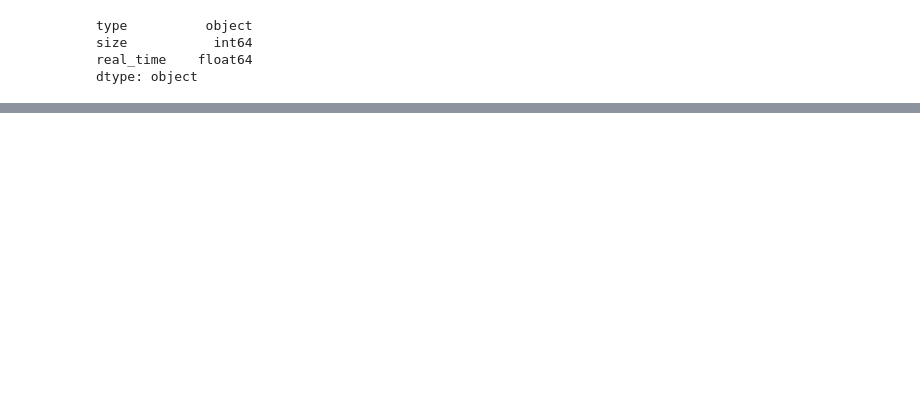
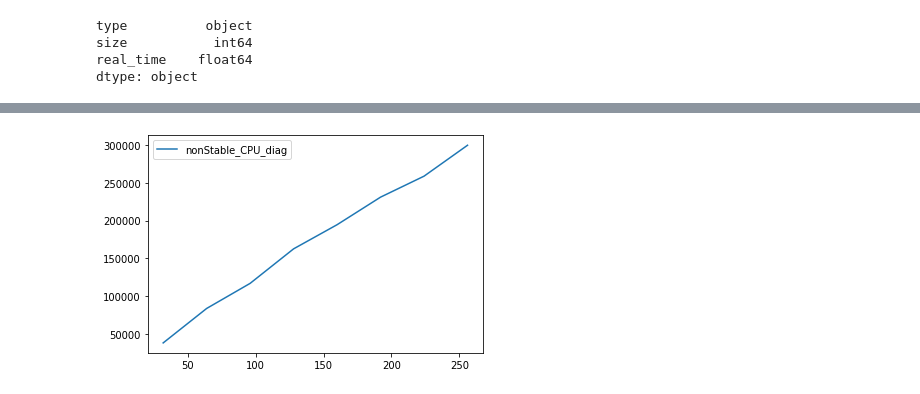
Before and after one commit to IvanTetyushkin/matrix_multiplication, a Jupyter notebook: Plot.ipynb, the cells around one changed output, grey strips where cells are left out. Saved outputs shown, nothing was run; the diff lists cells and outputs as text; code cells hidden in the pictures; blank space fills up the shorter version.

```diff
--- a/Plot.ipynb
+++ b/Plot.ipynb
@@ -57,3 +69,9 @@ plt.show()
 # %%
 mask = res["real_time"] < 1e8
 res = res[mask]
+# %%
+plt.plot(res[nonStable_CPU_diag]["size"], res[nonStable_CPU_diag]["real_time"],label='nonStable_CPU_diag')
+plt.legend()
+plt.show()
+# %% [output]
+[figure, added]
```
Also changed, not shown: parts of 5 cells of this notebook, 18 other files.
